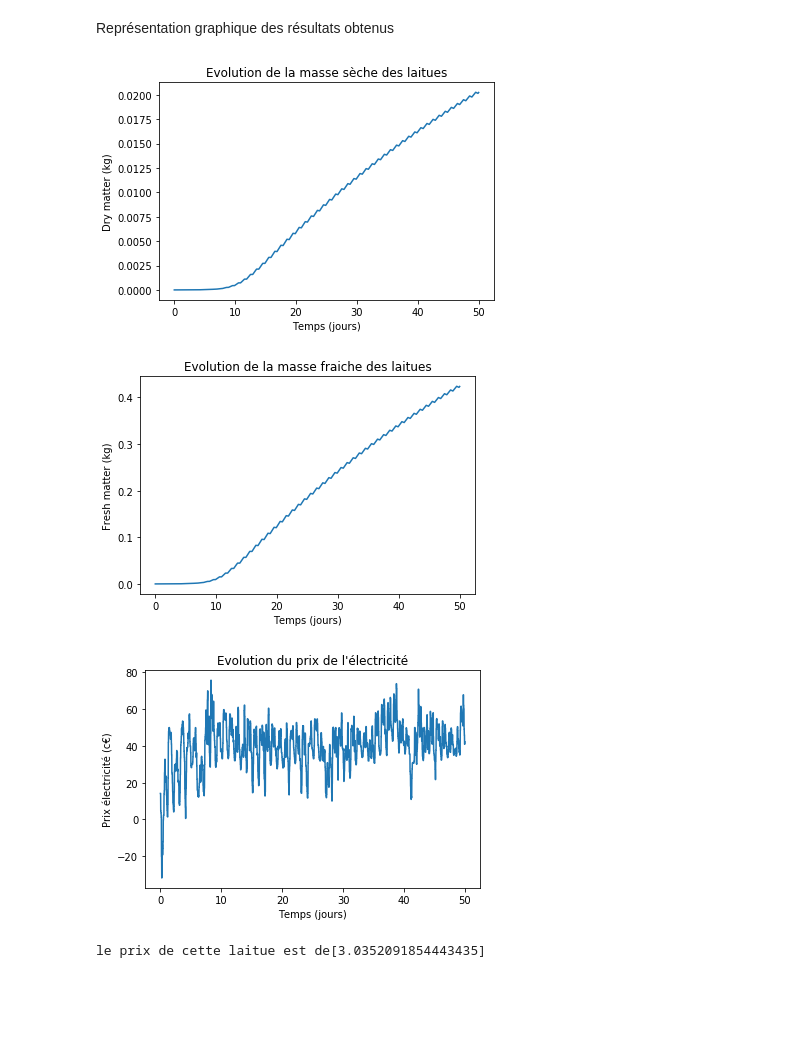
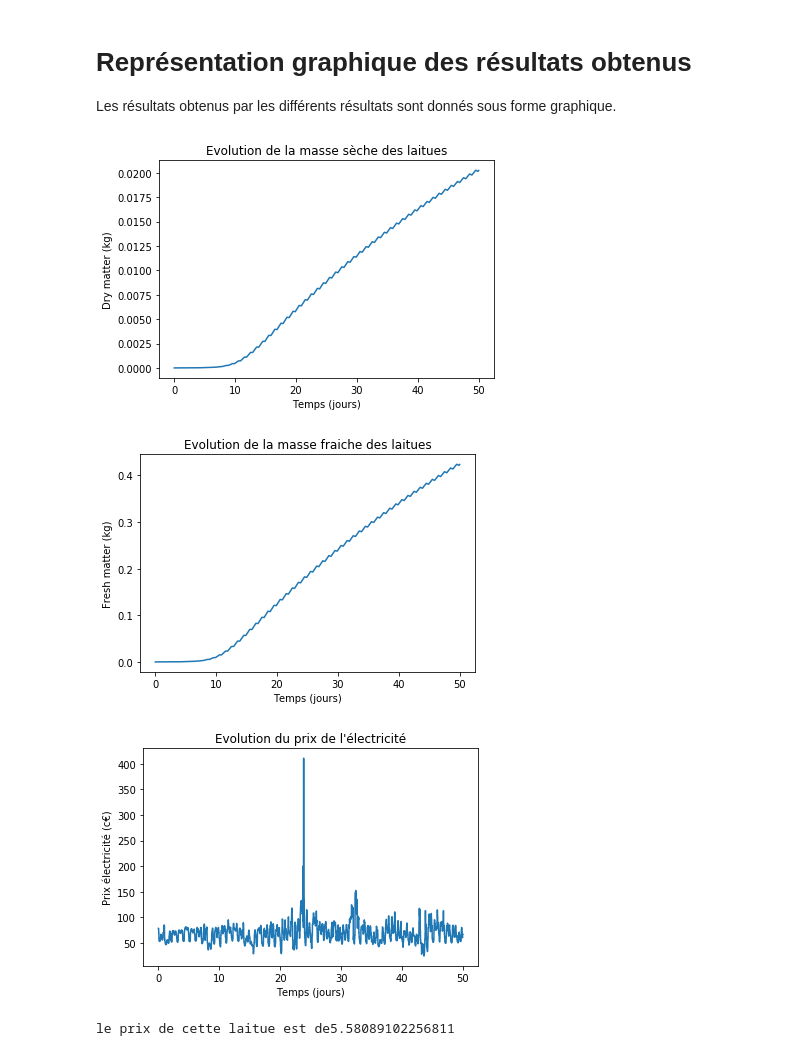
Before and after one commit to GermainBrach/projet_agri_envi_cont, a Jupyter notebook: agri_envi_cont.ipynb, the cells around one changed output. Saved outputs shown, nothing was run; the diff lists cells and outputs as text; code cells hidden in the pictures; blank space fills up the shorter version.

```diff
--- a/agri_envi_cont.ipynb
+++ b/agri_envi_cont.ipynb
@@ -348,0 +522,5 @@ Importation des données de prix de l'électricité
+# %%
+pas_de_temps = 15 #minutes
+periode_regulation = 'journée'
+date_debut = [[1,9,2018]]
+type_simulation = 'simple'
@@ -363,7 +625,10 @@ prix_min = min(prix_last_day)
 prix_max = max(prix_last_day)
 first_in = 0
 
-i_date =  0
-
-while [prix.iat[i_date,0].day,prix.iat[i_date,0].month,prix.iat[i_date,0].year] != date_debut :
-    i_date +=1
+indice_date =[]
+date =[]
+for i in date_debut:
+    i_date = 0
+    while [prix.iat[i_date,0].day,prix.iat[i_date,0].month,prix.iat[i_date,0].year] != i :
+        i_date +=1
+    indice_date.append(i_date)
@@ -387,7 +659,8 @@ for j in i_date + np.arange(nb_jour*24*4):
 
 [Dm,Fm,Cout,Prix_kg]=Plant.results()
-# %% [markdown]
-Représentation graphique des résultats obtenus
+# %% [markdown]
+# Représentation graphique des résultats obtenus
+Les résultats obtenus par les différents résultats sont donnés sous forme graphique.
 # %%
 if type_simulation == 'simple':
     plt.plot(np.arange(len(lettuce_1.Dm[:]))/(24*4),lettuce_1.Dm[:])
@@ -400,12 +673,12 @@ if type_simulation == 'simple':
     plt.ylabel('Fresh matter (kg)')
     plt.title ('Evolution de la masse fraiche des laitues')
     plt.show()
-    plt.plot(np.arange(len(lettuce_1.Dm[:]))/(24*4),prix.iloc[i_date:i_date +((nb_jour*24*4)+1),5])
+    plt.plot(np.arange(len(prix.iloc[i_date:i_date +((nb_jour*24*4)),5]))/(24*4),prix.iloc[i_date:i_date +((nb_jour*24*4)),5])
     plt.xlabel('Temps (jours)')
     plt.ylabel('Prix électricité (c€)')
     plt.title ("Evolution du prix de l'électricité")
     plt.show()
-    print ('le prix de cette laitue est de'+ str(Cout))
+    print ('le prix de cette laitue est de'+ str(Cout[-1]))
 
 elif type_simulation =='effet heure de debut':
     plt.plot(np.arange(24),Cout)
@@ -440,32 +713,66 @@ elif type_simulation =='effet photopériode':
     plt.plot(np.arange(24),Cout)
     plt.xlabel('Photopériode (h)')
     plt.ylabel('Prix (€)')
     plt.title ("Prix des laitues en fonction de la durée de la photopériode")
     plt.show()
     plt.plot(np.arange(24),Fm)
     plt.xlabel('Photopériode (h)')
     plt.ylabel('Masse des laitues (kg)')
     plt.title ("Masse des laitues en fonction de la durée de la photopériode")
     plt.show()
     plt.plot(np.arange(24),Prix_kg)
     plt.xlabel('Photopériode (h)')
     plt.ylabel('Prix/kg (€)')
     plt.title ("Prix par kg des laitues en fonction de la durée de la photopériode")
     plt.show()
 
 elif type_simulation =='effet CO2':
     plt.plot(100*(np.arange(len(Fm))+2),Fm)
     plt.xlabel('Concentration de CO2 (ppm)')
     plt.ylabel('Masse des laitues (kg)')
     plt.title ("Masse des laitues en fonction de la concentration en CO2")
     plt.show()
     plt.plot(100*(np.arange(len(Fm))+2),Prix_kg)
     plt.xlabel('Concentration de CO2 (ppm)')
     plt.ylabel('Prix/kg (€)')
     plt.title ("Prix par kg des laitues en fonction de la concentration en CO2")
     plt.show()
+
+elif type_simulation =='effet PPFD':
+    plt.plot(150+50*np.arange(18),Cout)
+    plt.xlabel('PPFD(µmol photons/m².s)')
+    plt.ylabel('Prix (€)')
+    plt.title ("Prix des laitues en fonction du PPFD")
+    plt.show()
+    plt.plot(150+50*np.arange(18),Fm)
+    plt.xlabel('PPFD(µmol photons/m².s)')
+    plt.ylabel('Masse des laitues (kg)')
+    plt.title ("Masse des laitues en fonction du PPFD")
+    plt.show()
+    plt.plot(150+50*np.arange(18),Prix_kg)
+    plt.xlabel('PPFD(µmol photons/m².s)')
+    plt.ylabel('Prix/kg (€)')
+    plt.title ("Prix par kg des laitues en fonction du PPFD")
+    plt.show()
+
+elif type_simulation =='effet jour de départ':
+    plt.plot_date(date,Cout)
+    plt.xlabel('date de plantation')
+    plt.ylabel('Prix (€)')
+    plt.title ("Prix des laitues en fonction de la date de plantation")
+    plt.show()
+    plt.plot(date,Fm)
+    plt.xlabel('date de plantation')
+    plt.ylabel('Masse des laitues (kg)')
+    plt.title ("Masse des laitues en fonction de la date de plantation")
+    plt.show()
+    plt.plot(date,Prix_kg)
+    plt.xlabel('date de plantation')
+    plt.ylabel('Prix/kg (€)')
+    plt.title ("Prix par kg des laitues en fonction de la date de plantation")
+    plt.show()
 # %% [output]
 [figure]
 [figure]
-[figure, old version]
+[figure, new version]
-le prix de cette laitue est de[3.0352091854443435]
+le prix de cette laitue est de5.58089102256811
```
Also changed, not shown: parts of 63 cells of this notebook.
